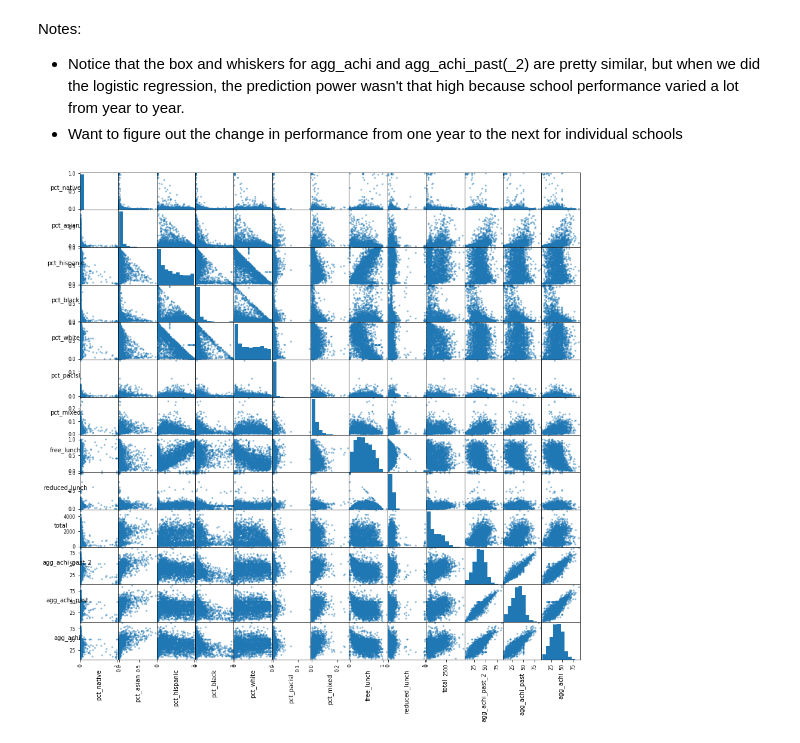
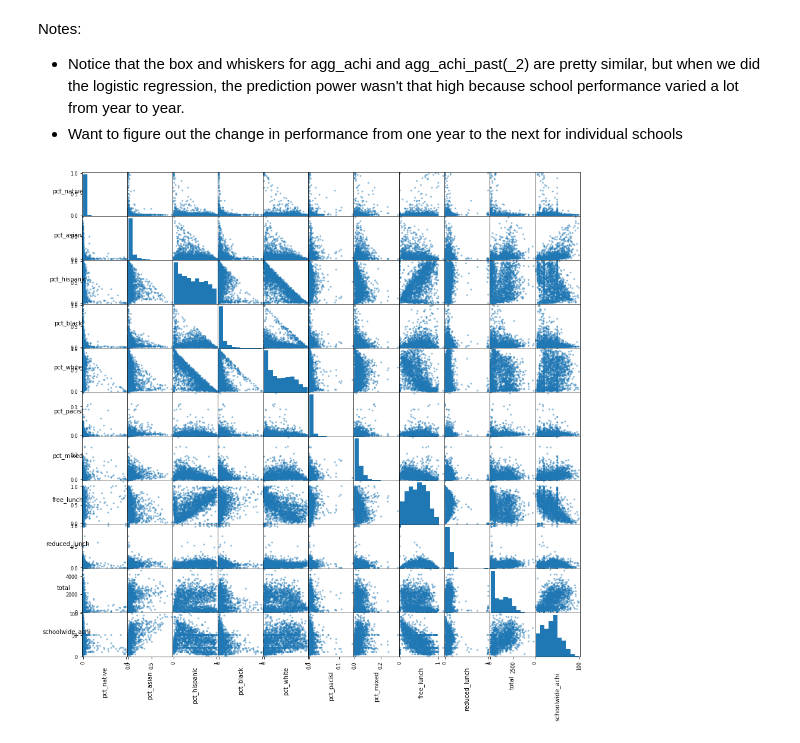
Before and after one commit to samankim/school-zoning, a Jupyter notebook: Feature Analysis.ipynb, the cells around one changed output. Cells and saved outputs as stored; diff of their text form; code cells hidden in the pictures.

Commit message:
Updated feature analysis with schoolwide achievement, working on SVR

```diff
--- a/Feature Analysis.ipynb
+++ b/Feature Analysis.ipynb
@@ -12,0 +8,7 @@ import matplotlib.pyplot as plt
+# %%
+demos = pd.read_csv("demos_clean.csv")
+demos.drop(demos.columns[[0]], axis=1, inplace=True)
+all_achi = pd.read_csv("all_achi.csv")
+all_achi.drop(all_achi.columns[[0]], axis=1, inplace=True)
+sw_achi = pd.read_csv("sw_achi.csv")
+sw_achi.drop(sw_achi.columns[[0]], axis=1, inplace=True)
@@ -12,0 +42,6 @@ import matplotlib.pyplot as plt
+# %%
+df1_sw = pd.merge(demos, sw_achi, on='school_id', how='inner')
+df1_sw = df1_sw.drop(labels=['school_name', 'state_name', 'school_id', 'district_id', 'total_race'], axis=1)
+#for i in range(len(df1_sw.columns)):
+#    df1_sw.iloc[:, i] = df1_sw.iloc[:, i].fillna(df1_sw.iloc[:, i].median(skipna=True))
+df1_sw = df1_sw.dropna(how='any')
@@ -147,12 +224,13 @@ Notes:
 - Want to figure out the change in performance from one year to the next for individual schools
 # %%
 from pandas.plotting import scatter_matrix
-scatter_matrix = scatter_matrix(df1, figsize= (15, 15))
+scatter_matrix = scatter_matrix(df1_sw, figsize= (15, 15))
 
 for ax in scatter_matrix.ravel():
     ax.set_xlabel(ax.get_xlabel(), fontsize = 10, rotation = 90)
     ax.set_ylabel(ax.get_ylabel(), fontsize = 10, rotation = 0)
 
+plt.savefig('scatter_df1_sw')
 plt.show()
 # %% [output]
-[figure, old version]
+[figure, new version]
```
Also changed, not shown: parts of 36 cells of this notebook.
